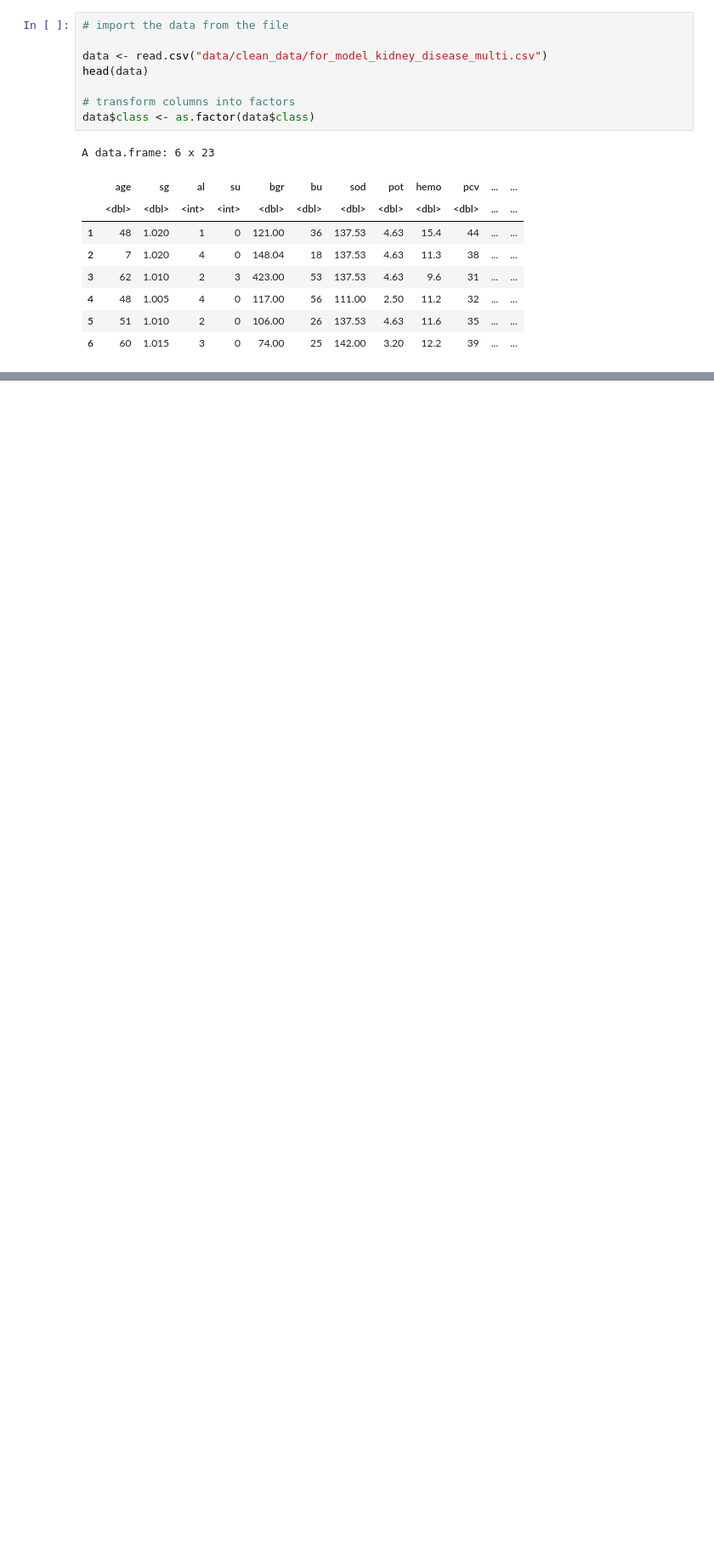
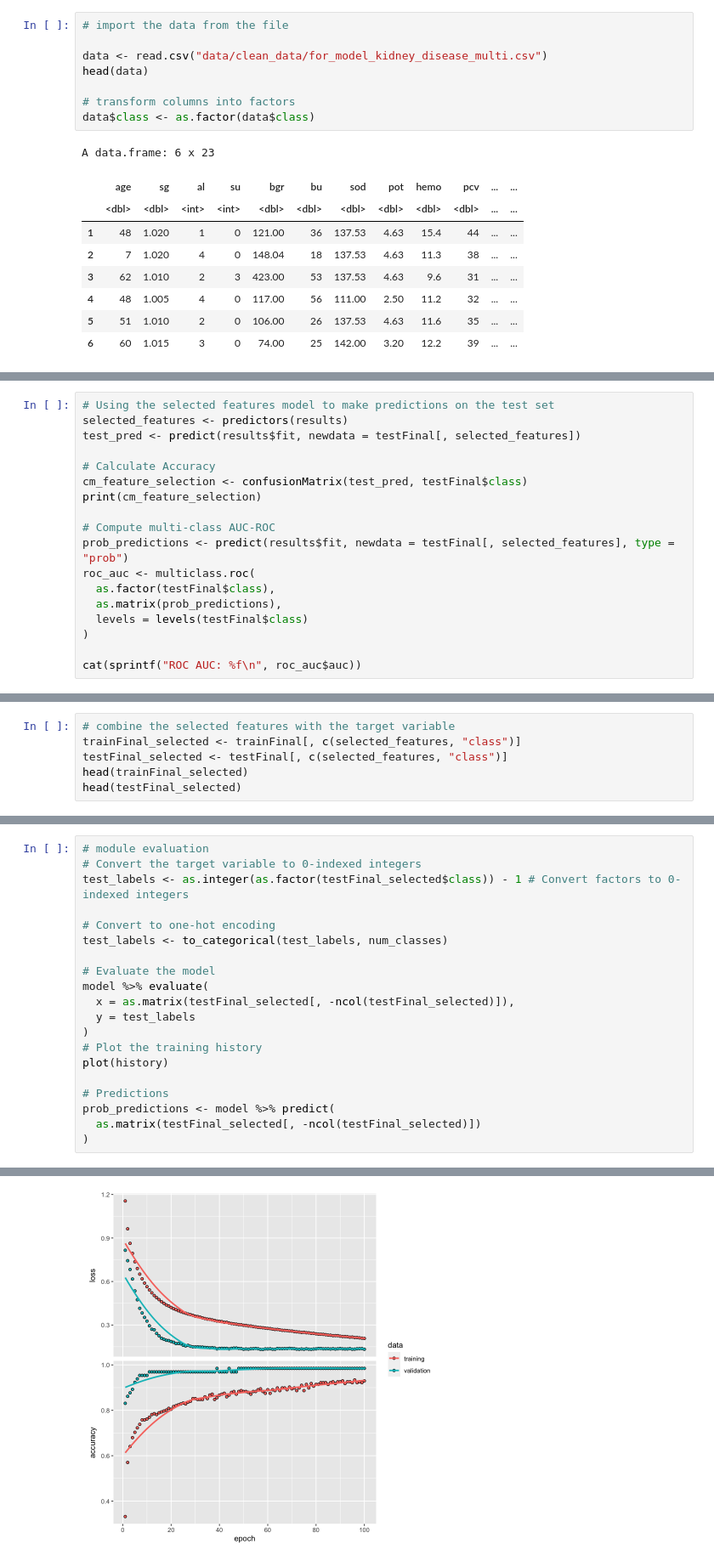
Before and after one commit to Naomi-Yamaguchi1/5300-Group-Project, a Jupyter notebook: mutl_class_model.ipynb, the cells around one changed output, grey strips where cells are left out. Shown at 85% size. Cells and saved outputs as stored; diff of their text form; blank space fills up the shorter version.

Commit message:
finish model training and evaluation

```diff
--- a/mutl_class_model.ipynb
+++ b/mutl_class_model.ipynb
@@ -182,0 +241,18 @@ predictions  0  1  2
+# %%
+# Using the selected features model to make predictions on the test set
+selected_features <- predictors(results)
+test_pred <- predict(results$fit, newdata = testFinal[, selected_features])
+
+# Calculate Accuracy
+cm_feature_selection <- confusionMatrix(test_pred, testFinal$class)
+print(cm_feature_selection)
+
+# Compute multi-class AUC-ROC
+prob_predictions <- predict(results$fit, newdata = testFinal[, selected_features], type = "prob")
+roc_auc <- multiclass.roc(
+  as.factor(testFinal$class),
+  as.matrix(prob_predictions),
+  levels = levels(testFinal$class)
+)
+
+cat(sprintf("ROC AUC: %f\n", roc_auc$auc))
@@ -182,0 +283,6 @@ predictions  0  1  2
+# %%
+# combine the selected features with the target variable
+trainFinal_selected <- trainFinal[, c(selected_features, "class")]
+testFinal_selected <- testFinal[, c(selected_features, "class")]
+head(trainFinal_selected)
+head(testFinal_selected)
@@ -182,0 +338,21 @@ predictions  0  1  2
+# %%
+# module evaluation
+# Convert the target variable to 0-indexed integers
+test_labels <- as.integer(as.factor(testFinal_selected$class)) - 1 # Convert factors to 0-indexed integers
+
+# Convert to one-hot encoding
+test_labels <- to_categorical(test_labels, num_classes)
+
+# Evaluate the model
+model %>% evaluate(
+  x = as.matrix(testFinal_selected[, -ncol(testFinal_selected)]),
+  y = test_labels
+)
+# Plot the training history
+plot(history)
+
+# Predictions
+prob_predictions <- model %>% predict(
+  as.matrix(testFinal_selected[, -ncol(testFinal_selected)])
+)
+# %% [output]
@@ -182,0 +361 @@ predictions  0  1  2
+[figure, added]
```
Also changed, not shown: parts of 21 cells of this notebook, 2 other files.
